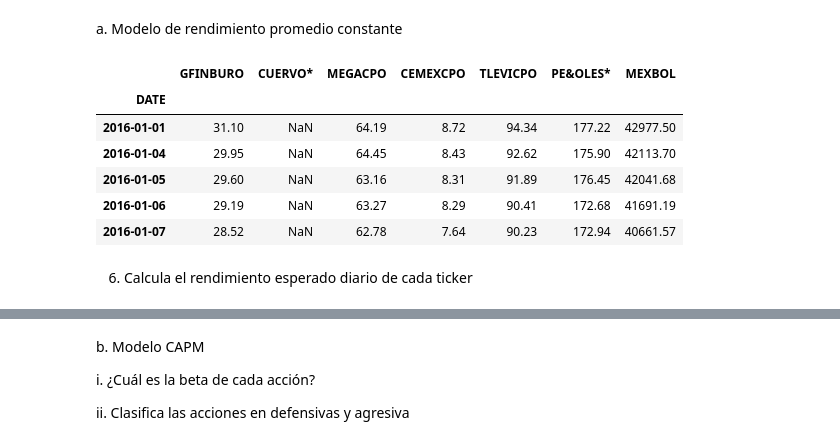
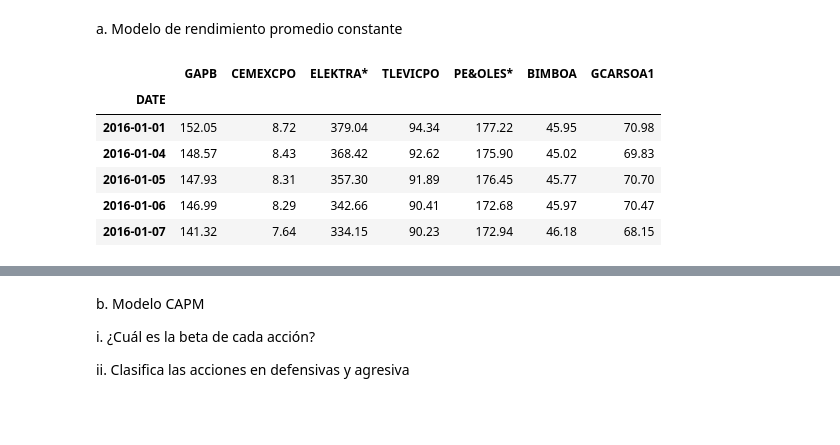
Before and after one commit to Fegrodz/Finanzas, a Jupyter notebook: Exa_final.ipynb, the cells around one changed output, grey strips where cells are left out. Saved outputs shown, nothing was run; the diff lists cells and outputs as text; code cells hidden in the pictures; blank space fills up the shorter version.

```diff
--- a/Exa_final.ipynb
+++ b/Exa_final.ipynb
@@ -23,14 +25,15 @@ from scipy.optimize import minimize
 # %%
 # Cargamos la base de acciones y elegimos aleatoriamente 7 acciones de esta misma base
 market = pd.read_excel("Prueba.xlsx", index_col=0)
-market.columns = [c.replace(" MF Equity", "").replace(" INDEX", "") for c in market.columns]
-porfolio = market.sample(7, axis=1)
+market.columns = [c.replace(" MF Equity", "") for c in market.columns]
+porfolio = market.iloc[:,:-1].sample(7, axis=1)
+porfolio_mexind = pd.concat([ porfolio, market[['MEXBOL INDEX']] ], axis=1)
 porfolio.head()
 # %% [output]
-|  | GFINBURO | CUERVO* | MEGACPO | CEMEXCPO | TLEVICPO | PE&OLES* | MEXBOL |
+|  | GAPB | CEMEXCPO | ELEKTRA* | TLEVICPO | PE&OLES* | BIMBOA | GCARSOA1 |
 | DATE |  |  |  |  |  |  |  |
-| 2016-01-01 | 31.10 | NaN | 64.19 | 8.72 | 94.34 | 177.22 | 42977.50 |
-| 2016-01-04 | 29.95 | NaN | 64.45 | 8.43 | 92.62 | 175.90 | 42113.70 |
-| 2016-01-05 | 29.60 | NaN | 63.16 | 8.31 | 91.89 | 176.45 | 42041.68 |
-| 2016-01-06 | 29.19 | NaN | 63.27 | 8.29 | 90.41 | 172.68 | 41691.19 |
-| 2016-01-07 | 28.52 | NaN | 62.78 | 7.64 | 90.23 | 172.94 | 40661.57 |
+| 2016-01-01 | 152.05 | 8.72 | 379.04 | 94.34 | 177.22 | 45.95 | 70.98 |
+| 2016-01-04 | 148.57 | 8.43 | 368.42 | 92.62 | 175.90 | 45.02 | 69.83 |
+| 2016-01-05 | 147.93 | 8.31 | 357.30 | 91.89 | 176.45 | 45.77 | 70.70 |
+| 2016-01-06 | 146.99 | 8.29 | 342.66 | 90.41 | 172.68 | 45.97 | 70.47 |
+| 2016-01-07 | 141.32 | 7.64 | 334.15 | 90.23 | 172.94 | 46.18 | 68.15 |
@@ -39,2 +39,0 @@ porfolio.head()
-# %% [markdown]
-6. Calcula el rendimiento esperado diario de cada ticker
```
Also changed, not shown: parts of 36 cells of this notebook.
